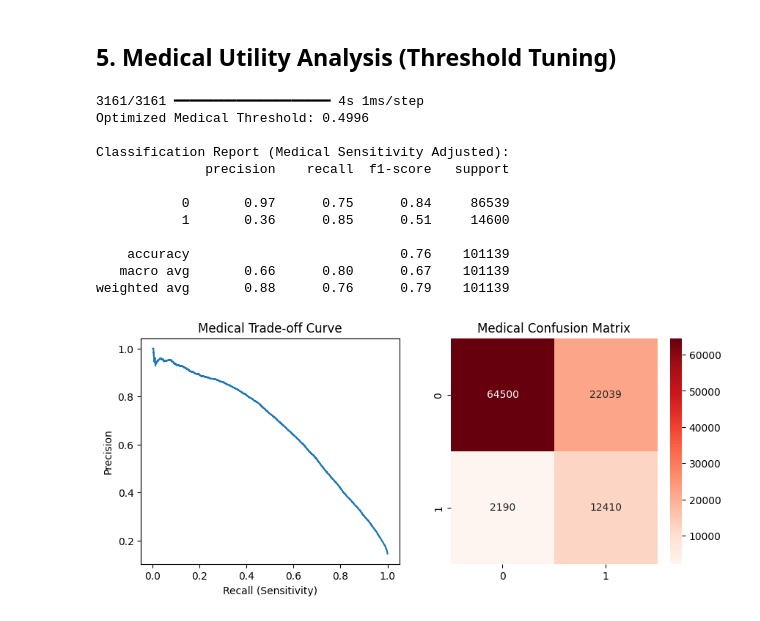
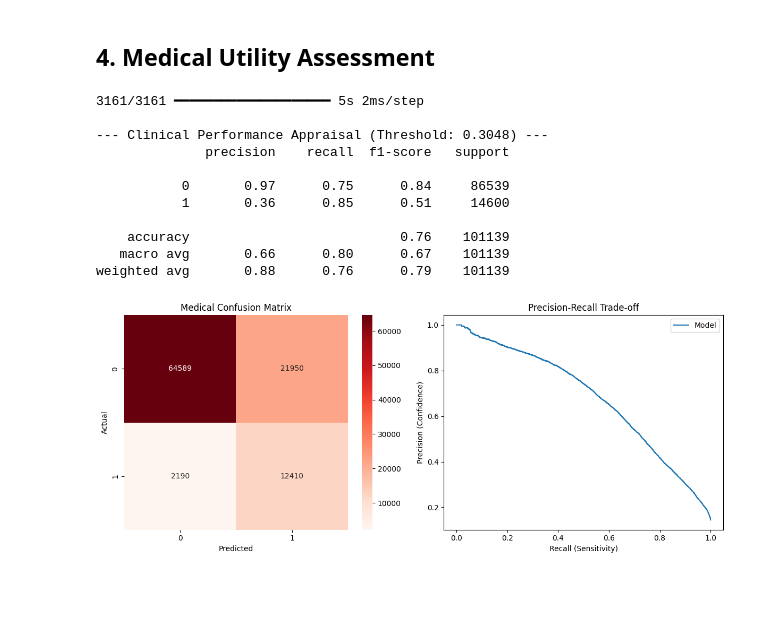
Before and after one commit to YounassAg/Cancer-Mutation-Detection, a Jupyter notebook: notebooks/cancer_mutation_classification.ipynb, the cells around one changed output. Cells and saved outputs as stored; diff of their text form; code cells hidden in the pictures; blank space fills up the shorter version.

Commit message:
Project Refactor & Model Optimization

```diff
--- a/notebooks/cancer_mutation_classification.ipynb
+++ b/notebooks/cancer_mutation_classification.ipynb
@@ -140,12 +82,0 @@ Model: "functional_1"
-# %%
-lr_cb = callbacks.ReduceLROnPlateau(monitor='val_recall', mode='max', factor=0.5, patience=3, min_lr=1e-5)
-stop_cb = callbacks.EarlyStopping(monitor='val_recall', mode='max', patience=10, restore_best_weights=True)
-
-history = model.fit(
-    [X_g_tr, X_t_tr, X_c_tr, X_n_tr], y_tr,
-    validation_split=0.15,
-    epochs=50,
-    batch_size=2048,
-    class_weight=class_weight_dict,
-    callbacks=[lr_cb, stop_cb]
-)
@@ -170,43 +83,18 @@ Epoch 16/50
 # %% [markdown]
-## 5. Medical Utility Analysis (Threshold Tuning)
+## 4. Medical Utility Assessment
 # %%
-y_probs = model.predict([X_g_te, X_t_te, X_c_te, X_n_te])
-
-# Find threshold for ~85% Recall
-precisions, recalls, thresholds = precision_recall_curve(y_te, y_probs)
-target_recall = 0.85
-idx = np.where(recalls >= target_recall)[0][-1] # Last index where recall is still above target
-medical_threshold = thresholds[idx]
-
-print(f"Optimized Medical Threshold: {medical_threshold:.4f}")
-
-y_p_custom = (y_probs >= medical_threshold).astype(int)
-
-print("\nClassification Report (Medical Sensitivity Adjusted):")
-print(classification_report(y_te, y_p_custom))
-
-plt.figure(figsize=(10, 4))
-plt.subplot(1, 2, 1)
-plt.plot(recalls, precisions)
-plt.xlabel('Recall (Sensitivity)')
-plt.ylabel('Precision')
-plt.title('Medical Trade-off Curve')
-
-plt.subplot(1, 2, 2)
-sns.heatmap(confusion_matrix(y_te, y_p_custom), annot=True, fmt='d', cmap='Reds')
-plt.title('Medical Confusion Matrix')
-plt.show()
+y_pred, y_probs, threshold = evaluate_medical_utility(model, X_test, y_test)
+plot_visual_assessment(y_test, y_pred, y_probs)
 # %% [output]
-3161/3161 ━━━━━━━━━━━━━━━━━━━━ 4s 1ms/step
-Optimized Medical Threshold: 0.4996
+3161/3161 ━━━━━━━━━━━━━━━━━━━━ 5s 2ms/step
 
-Classification Report (Medical Sensitivity Adjusted):
+--- Clinical Performance Appraisal (Threshold: 0.3048) ---
               precision    recall  f1-score   support
 
            0       0.97      0.75      0.84     86539
            1       0.36      0.85      0.51     14600
 
     accuracy                           0.76    101139
    macro avg       0.66      0.80      0.67    101139
 weighted avg       0.88      0.76      0.79    101139
-[figure, old version]
+[figure, new version]
```
Also changed, not shown: parts of 10 cells of this notebook, 8 other files.
